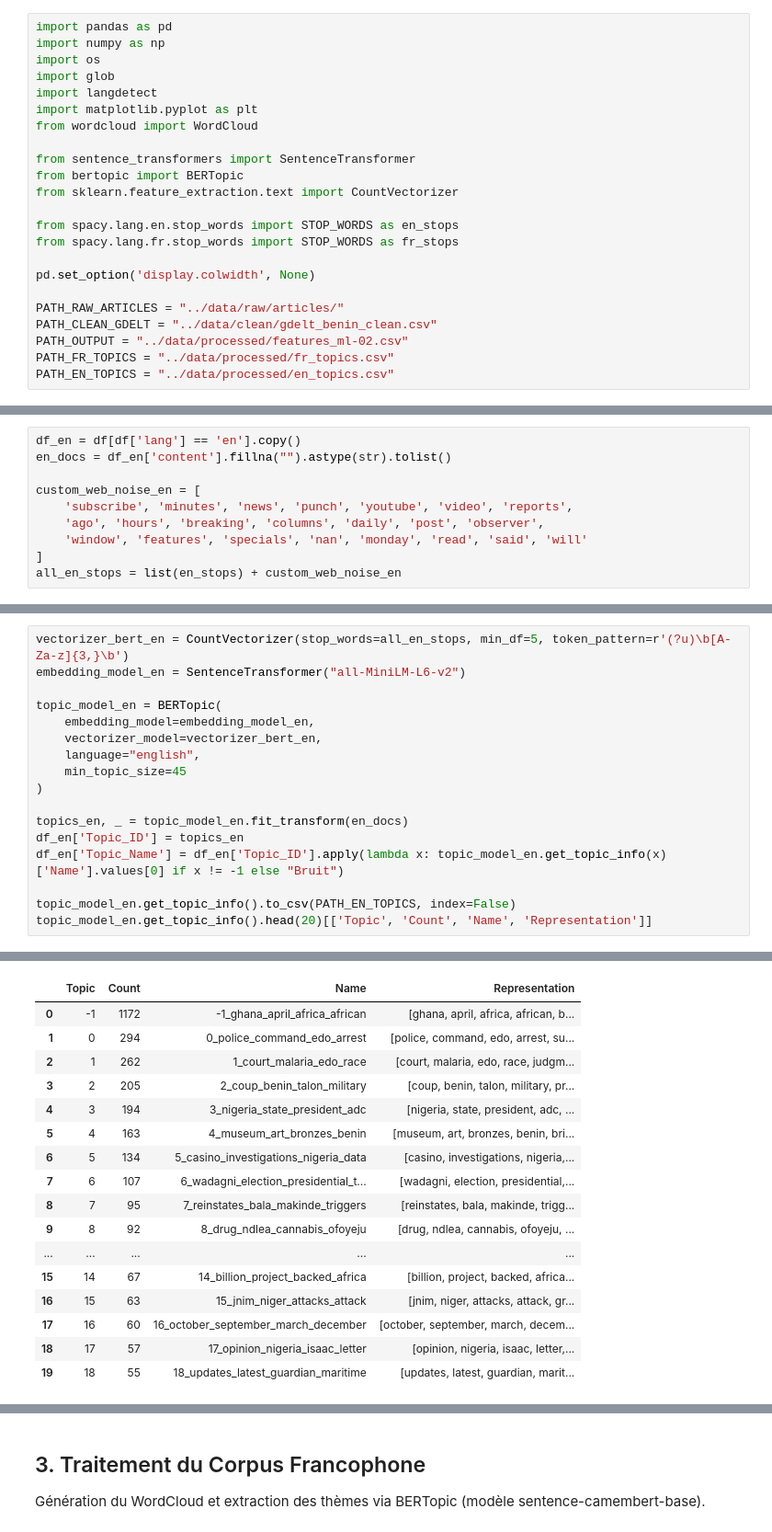
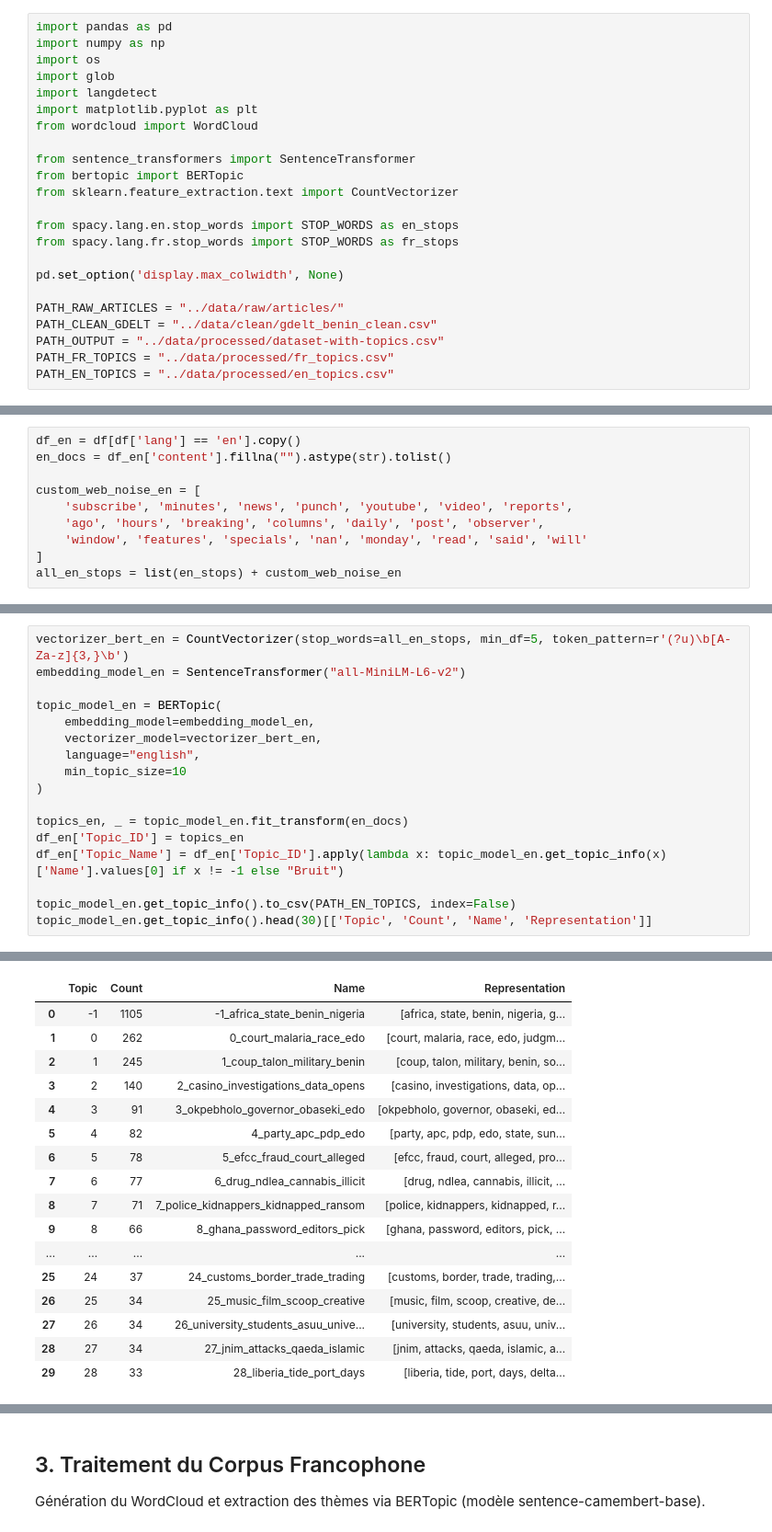
Before and after one commit to Romaric-py/hackaton-isheero-datacamp-2026-team-8, a Jupyter notebook: notebooks/topic_modeling.ipynb, the cells around one changed output, grey strips where cells are left out. Shown at 92% size. Drawn from its saved outputs; the diff is of its cells as text.

```diff
--- a/notebooks/topic_modeling.ipynb
+++ b/notebooks/topic_modeling.ipynb
@@ -18,10 +18,10 @@ from sklearn.feature_extraction.text import CountVectorizer
 from spacy.lang.en.stop_words import STOP_WORDS as en_stops
 from spacy.lang.fr.stop_words import STOP_WORDS as fr_stops
 
-pd.set_option('display.colwidth', None)
+pd.set_option('display.max_colwidth', None)
 
 PATH_RAW_ARTICLES = "../data/raw/articles/"
 PATH_CLEAN_GDELT = "../data/clean/gdelt_benin_clean.csv"
-PATH_OUTPUT = "../data/processed/features_ml-02.csv"
+PATH_OUTPUT = "../data/processed/dataset-with-topics.csv"
 PATH_FR_TOPICS = "../data/processed/fr_topics.csv"
 PATH_EN_TOPICS = "../data/processed/en_topics.csv"
@@ -113,7 +111,7 @@ topic_model_en = BERTopic(
     embedding_model=embedding_model_en,
     vectorizer_model=vectorizer_bert_en,
     language="english",
-    min_topic_size=45
+    min_topic_size=10
 )
 
 topics_en, _ = topic_model_en.fit_transform(en_docs)
@@ -121,5 +119,5 @@ df_en['Topic_ID'] = topics_en
 df_en['Topic_Name'] = df_en['Topic_ID'].apply(lambda x: topic_model_en.get_topic_info(x)['Name'].values[0] if x != -1 else "Bruit")
 
 topic_model_en.get_topic_info().to_csv(PATH_EN_TOPICS, index=False)
-topic_model_en.get_topic_info().head(20)[['Topic', 'Count', 'Name', 'Representation']]
+topic_model_en.get_topic_info().head(30)[['Topic', 'Count', 'Name', 'Representation']]
 # %% [output]
@@ -127,17 +124,17 @@ Warning: You are sending unauthenticated requests to the HF Hub. Please set a HF
 |  | Topic | Count | Name | Representation |
-| 0 | -1 | 1172 | -1_ghana_april_africa_african | [ghana, april, africa, african, b... |
-| 1 | 0 | 294 | 0_police_command_edo_arrest | [police, command, edo, arrest, su... |
-| 2 | 1 | 262 | 1_court_malaria_edo_race | [court, malaria, edo, race, judgm... |
-| 3 | 2 | 205 | 2_coup_benin_talon_military | [coup, benin, talon, military, pr... |
-| 4 | 3 | 194 | 3_nigeria_state_president_adc | [nigeria, state, president, adc, ... |
-| 5 | 4 | 163 | 4_museum_art_bronzes_benin | [museum, art, bronzes, benin, bri... |
-| 6 | 5 | 134 | 5_casino_investigations_nigeria_data | [casino, investigations, nigeria,... |
-| 7 | 6 | 107 | 6_wadagni_election_presidential_t... | [wadagni, election, presidential,... |
-| 8 | 7 | 95 | 7_reinstates_bala_makinde_triggers | [reinstates, bala, makinde, trigg... |
-| 9 | 8 | 92 | 8_drug_ndlea_cannabis_ofoyeju | [drug, ndlea, cannabis, ofoyeju, ... |
+| 0 | -1 | 1105 | -1_africa_state_benin_nigeria | [africa, state, benin, nigeria, g... |
+| 1 | 0 | 262 | 0_court_malaria_race_edo | [court, malaria, race, edo, judgm... |
+| 2 | 1 | 245 | 1_coup_talon_military_benin | [coup, talon, military, benin, so... |
+| 3 | 2 | 140 | 2_casino_investigations_data_opens | [casino, investigations, data, op... |
+| 4 | 3 | 91 | 3_okpebholo_governor_obaseki_edo | [okpebholo, governor, obaseki, ed... |
+| 5 | 4 | 82 | 4_party_apc_pdp_edo | [party, apc, pdp, edo, state, sun... |
+| 6 | 5 | 78 | 5_efcc_fraud_court_alleged | [efcc, fraud, court, alleged, pro... |
+| 7 | 6 | 77 | 6_drug_ndlea_cannabis_illicit | [drug, ndlea, cannabis, illicit, ... |
+| 8 | 7 | 71 | 7_police_kidnappers_kidnapped_ransom | [police, kidnappers, kidnapped, r... |
+| 9 | 8 | 66 | 8_ghana_password_editors_pick | [ghana, password, editors, pick, ... |
 | ... | ... | ... | ... | ... |
-| 15 | 14 | 67 | 14_billion_project_backed_africa | [billion, project, backed, africa... |
-| 16 | 15 | 63 | 15_jnim_niger_attacks_attack | [jnim, niger, attacks, attack, gr... |
-| 17 | 16 | 60 | 16_october_september_march_december | [october, september, march, decem... |
-| 18 | 17 | 57 | 17_opinion_nigeria_isaac_letter | [opinion, nigeria, isaac, letter,... |
-| 19 | 18 | 55 | 18_updates_latest_guardian_maritime | [updates, latest, guardian, marit... |
+| 25 | 24 | 37 | 24_customs_border_trade_trading | [customs, border, trade, trading,... |
+| 26 | 25 | 34 | 25_music_film_scoop_creative | [music, film, scoop, creative, de... |
+| 27 | 26 | 34 | 26_university_students_asuu_unive... | [university, students, asuu, univ... |
+| 28 | 27 | 34 | 27_jnim_attacks_qaeda_islamic | [jnim, attacks, qaeda, islamic, a... |
+| 29 | 28 | 33 | 28_liberia_tide_port_days | [liberia, tide, port, days, delta... |
```
Also changed, not shown: parts of 11 cells of this notebook, 15 other files.
